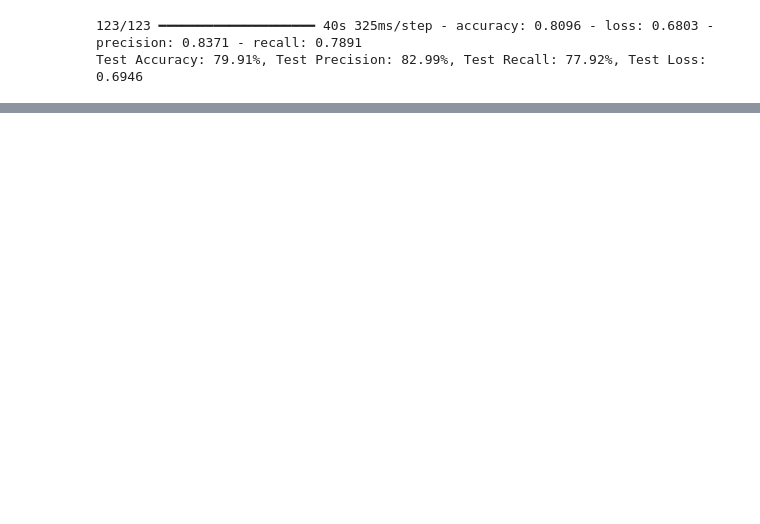
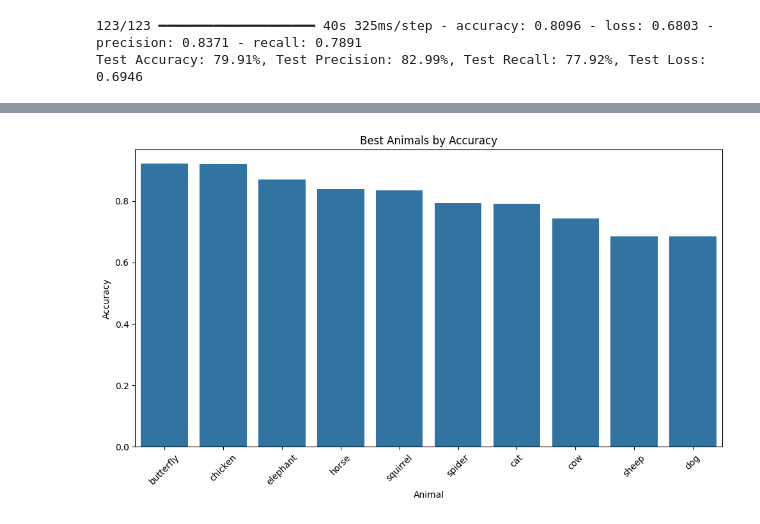
Before and after one commit to coleaydelotte/Animal-Classification, a Jupyter notebook: Animal_Classification.ipynb, the cells around one changed output, grey strips where cells are left out. Cells and saved outputs as stored; diff of their text form; code cells hidden in the pictures; blank space fills up the shorter version.

```diff
--- a/Animal_Classification.ipynb
+++ b/Animal_Classification.ipynb
@@ -708,0 +716,16 @@ plt.tight_layout()
+# %%
+# plotting the best animals by accuracy
+best_animals = pd.DataFrame({
+    'animal': test_generator.class_indices.keys(),
+    'accuracy': np.diag(cm) / np.sum(cm, axis=1)
+}).sort_values(by='accuracy', ascending=False)
+plt.figure(figsize=(10, 6))
+sns.barplot(x='animal', y='accuracy', data=best_animals)
+plt.title('Best Animals by Accuracy')
+plt.xlabel('Animal')
+plt.ylabel('Accuracy')
+plt.xticks(rotation=45)
+plt.tight_layout()
+plt.show()
+# %% [output]
+[figure, added]
```
Also changed, not shown: parts of 19 cells of this notebook.
